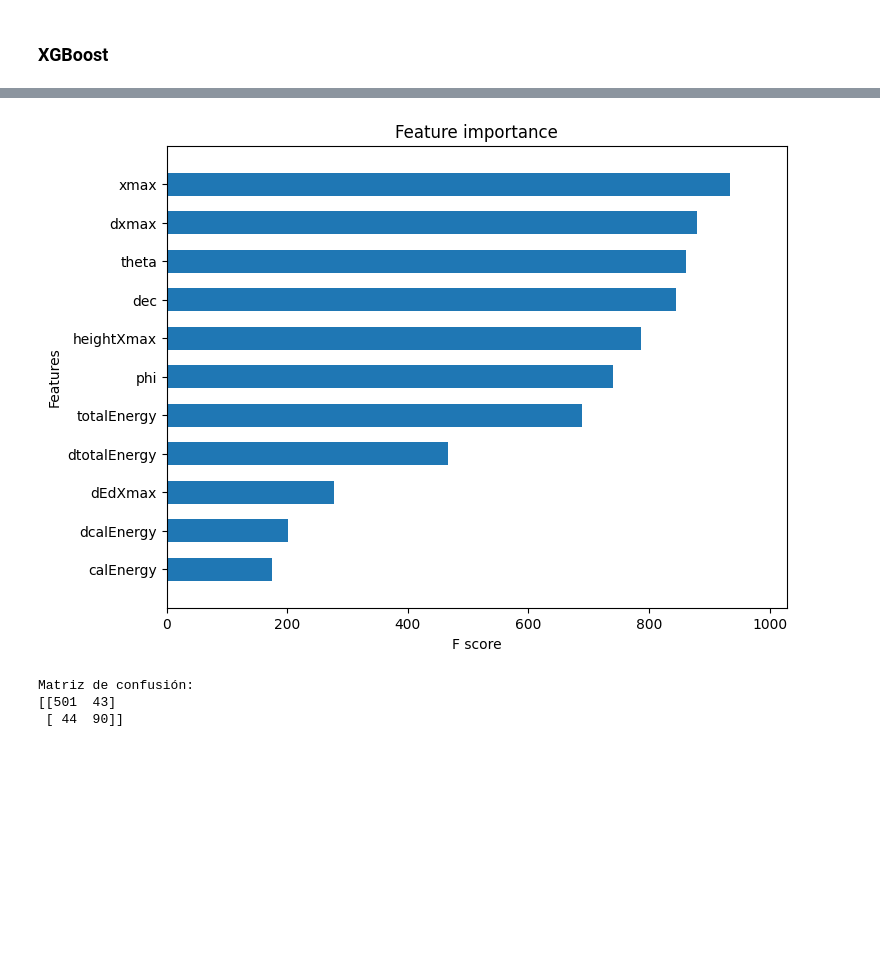
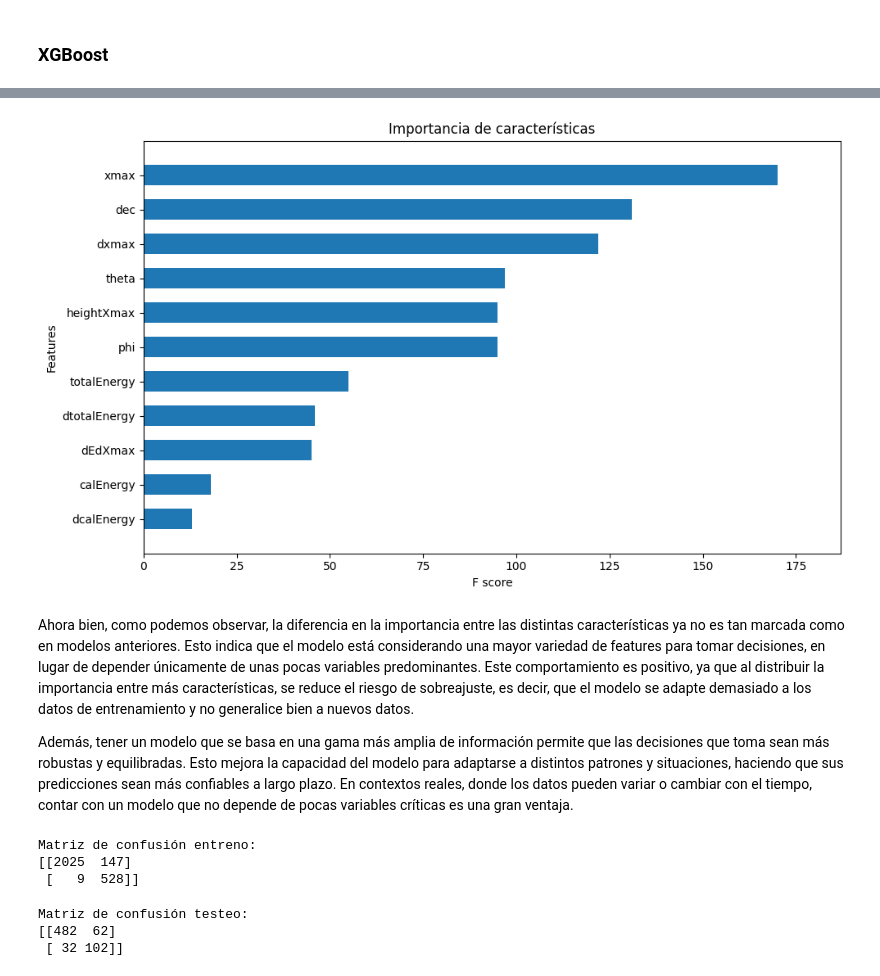
Before and after one commit to awitadelulo/final_enfasis_3, a Jupyter notebook: modelos.ipynb, the cells around one changed output, grey strips where cells are left out. Cells and saved outputs as stored; diff of their text form; code cells hidden in the pictures; blank space fills up the shorter version.

```diff
--- a/modelos.ipynb
+++ b/modelos.ipynb
@@ -258,26 +407,43 @@ y_pred = (y_pred_prob > 0.5).astype(int)
 # %%
-importance = bst.get_score(importance_type='weight')
+# Este método funciona directamente con XGBClassifier
+import matplotlib.pyplot as plt
+import xgboost as xgb
 
-# Crear figura más grande
-fig, ax = plt.subplots(figsize=(8, 6))  # Ajusta el tamaño a tu preferencia
+fig, ax = plt.subplots(figsize=(10, 6))
+
 xgb.plot_importance(
-    bst,
+    best_model,
     importance_type='weight',
+    max_num_features=20,
+    height=0.6,
     ax=ax,
-    show_values=False,   # Quita los valores al frente de las barras
-    grid=False,
-    height=0.6            # También puedes quitar la grilla desde aquí
+    show_values=False,
+    grid=False
 )
 
-plt.savefig("images/labelImportance_XGBoost.png")
+plt.title("Importancia de características")
+plt.tight_layout()
+plt.savefig("images/labelImportance_XGBoost.png", dpi=300)
 plt.show()
 # %% [output]
-[figure, old version]
+[figure, new version]
+# %% [markdown]
+Ahora bien, como podemos observar, la diferencia en la importancia entre las distintas características ya no es tan marcada como en modelos anteriores. Esto indica que el modelo está considerando una mayor variedad de features para tomar decisiones, en lugar de depender únicamente de unas pocas variables predominantes. Este comportamiento es positivo, ya que al distribuir la importancia entre más características, se reduce el riesgo de sobreajuste, es decir, que el modelo se adapte demasiado a los datos de entrenamiento y no generalice bien a nuevos datos.
+
+Además, tener un modelo que se basa en una gama más amplia de información permite que las decisiones que toma sean más robustas y equilibradas. Esto mejora la capacidad del modelo para adaptarse a distintos patrones y situaciones, haciendo que sus predicciones sean más confiables a largo plazo. En contextos reales, donde los datos pueden variar o cambiar con el tiempo, contar con un modelo que no depende de pocas variables críticas es una gran ventaja.
+# %%
+# Evaluar
+print("Matriz de confusión entreno:")
+print(confusion_matrix(y_train, train_predic))
+# %% [output]
+Matriz de confusión entreno:
+[[2025  147]
+ [   9  528]]
 # %%
 # Evaluar
-print("Matriz de confusión:")
+print("Matriz de confusión testeo:")
 print(confusion_matrix(y_test, y_pred))
 # %% [output]
-Matriz de confusión:
-[[501  43]
- [ 44  90]]
+Matriz de confusión testeo:
+[[482  62]
+ [ 32 102]]
```
Also changed, not shown: parts of 38 cells of this notebook, 3 other files.
